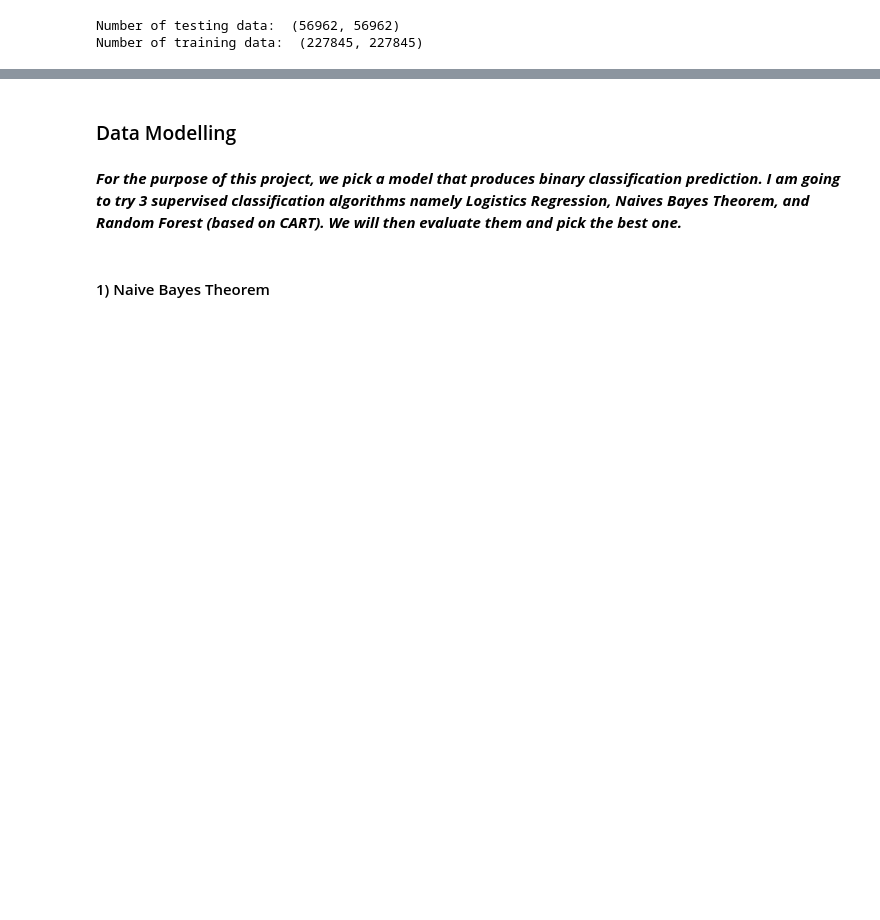
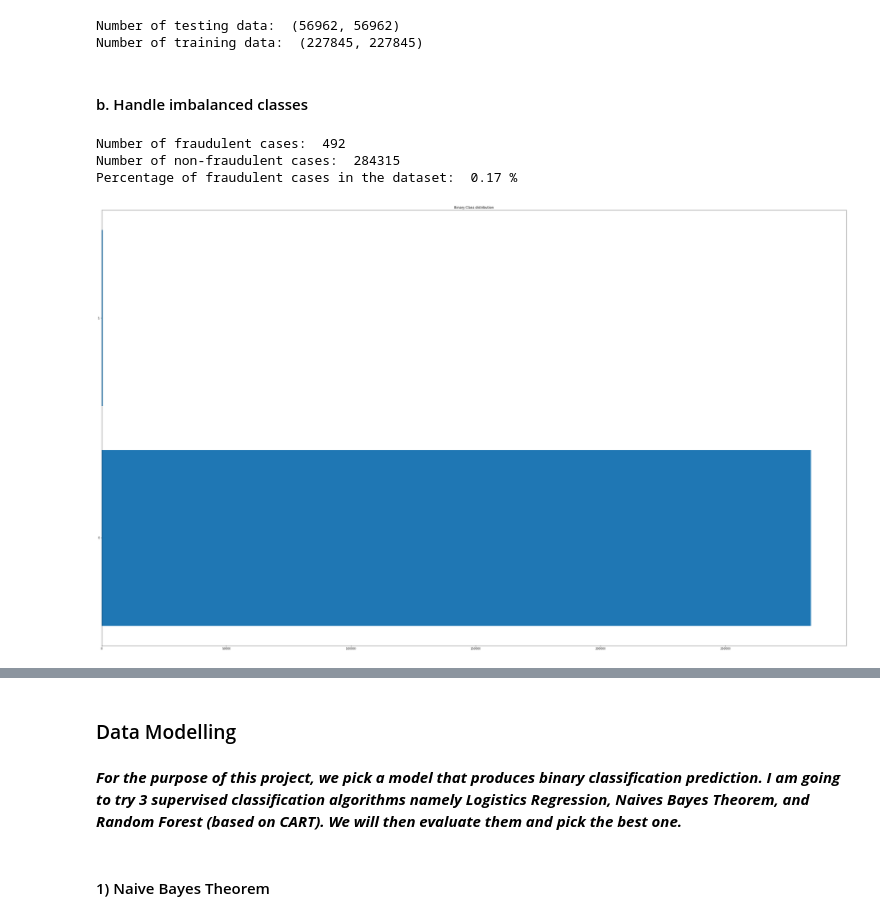
Before and after one commit to tramngo1603/Payment-Fraud-Detection, a Jupyter notebook: Payment Fraud Detection.ipynb, the cells around one changed output, grey strips where cells are left out. Drawn from its saved outputs; the diff is of its cells as text; code cells hidden in the pictures; blank space fills up the shorter version.

```diff
--- a/Payment Fraud Detection.ipynb
+++ b/Payment Fraud Detection.ipynb
@@ -63,0 +61,3 @@ plt.show()
+# %%
+df_features = df.loc[:, df.columns != "Class"]
+df_target = df["Class"]
@@ -105,3 +128,23 @@ print('Number of training data: ', (len(X_train),len(y_train)))
 # %% [output]
 Number of testing data:  (56962, 56962)
 Number of training data:  (227845, 227845)
+# %% [markdown]
+#### b. Handle imbalanced classes
+# %%
+# show bar chart of class distribution
+zero_class = df_target.value_counts()[0]
+one_class = df_target.value_counts()[1]
+
+print("Number of fraudulent cases: ", one_class)
+print("Number of non-fraudulent cases: ", zero_class)
+print("Percentage of fraudulent cases in the dataset: ", "{:.2f}".format(one_class*100/(one_class+zero_class)), "%")
+
+fig = plt.figure(figsize = (50, 30))
+plt.barh(["0", "1"], [zero_class, one_class])
+plt.title("Binary Class distribution")
+plt.show()
+# %% [output]
+Number of fraudulent cases:  492
+Number of non-fraudulent cases:  284315
+Percentage of fraudulent cases in the dataset:  0.17 %
+[figure, added]
```
Also changed, not shown: parts of 36 cells of this notebook.
